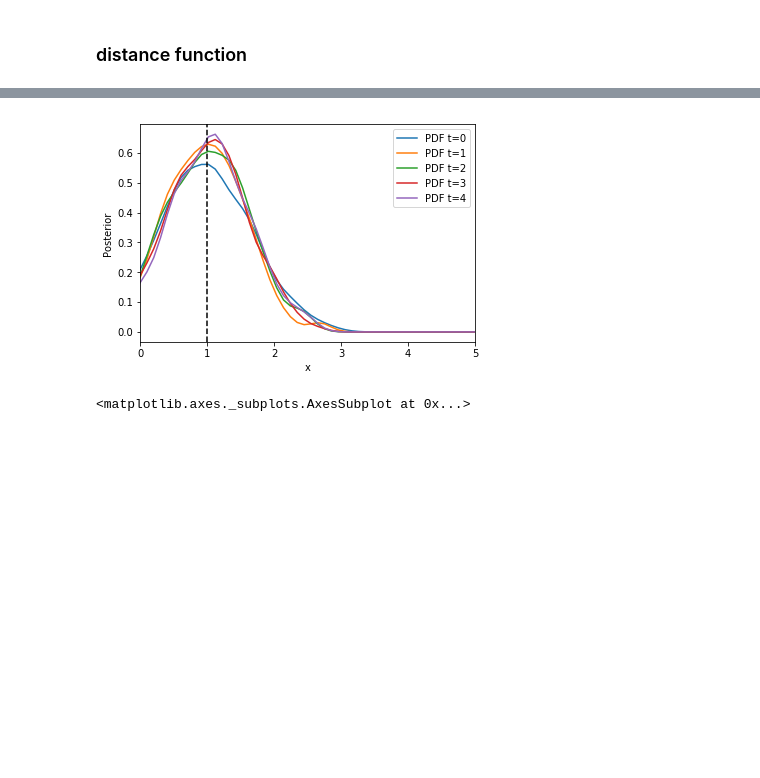
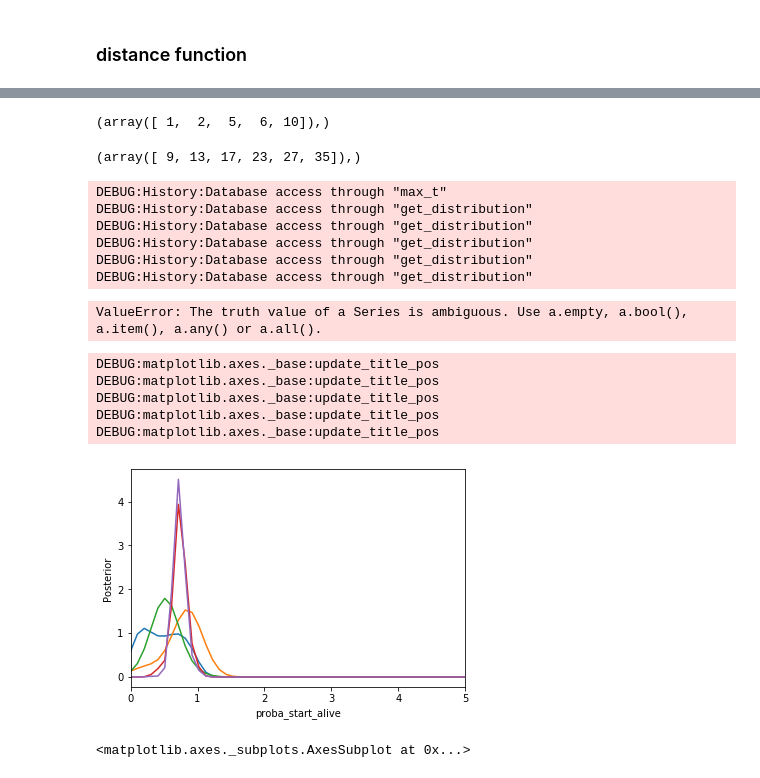
Before and after one commit to Edderic/mics-whales, a Jupyter notebook: mics-whales.ipynb, the cells around one changed output, grey strips where cells are left out. Cells and saved outputs as stored; diff of their text form; code cells hidden in the pictures; blank space fills up the shorter version.

Commit message:
wip: playing around with distance function

```diff
--- a/mics-whales.ipynb
+++ b/mics-whales.ipynb
@@ -877,0 +895,7 @@ distance(
+# %%
+def simple_distance(x,y):
+    data_x = x['data']
+    data_y = y['data']
+
+    obs_birth_counts_diff = len(np.where(data_x == 2)) - len(np.where(data_y == 2))
+    return abs(data_x - data_y).sum() + obs_birth_counts_diff * obs_birth_counts_diff * 2
@@ -878,9 +906,9 @@ distance(
 # %%
 abc = ABCSMC(
-    models,
-    parameter_priors,
-    distance,
-    population_size=50
+    models=models,
+    parameter_priors=parameter_priors,
+    distance_function=simple_distance,
+    population_size=500,
 )
 # %%
 db_path = ('sqlite:///' +
@@ -896,3 +926,3 @@ ABC-SMC run ID: 1
 # %%
-history = abc.run(minimum_epsilon=12, max_nr_populations=5)
+history = abc.run(minimum_epsilon=5, max_nr_populations=20,)
 # %% [output]
@@ -905,2 +946,2 @@ NameError: name 'model_probabilities' is not defined
 # %%
-history.get_distribution(m=0, t=1)
+dist, w = history.get_distribution(m=0, t=19)
@@ -911,19 +1077,41 @@ history.get_distribution(m=0, t=1)
+# %%
+
+np.where(cleaned_matrix.iloc[0] == 0)
+# %% [output]
+(array([ 1,  2,  5,  6, 10]),)
+# %%
+
+np.where(cleaned_matrix.iloc[0] == 2)
+# %% [output]
+(array([ 9, 13, 17, 23, 27, 35]),)
 # %%
-observation = y_obs[0]
+observation = cleaned_matrix.iloc[0]
 
 from pyabc.visualization import plot_kde_1d
 fig, ax = plt.subplots()
 for t in range(history.max_t+1):
     df, w = history.get_distribution(m=0, t=t)
     plot_kde_1d(df, w,
                 xmin=0, xmax=5,
-                x="x",
+                x="proba_start_alive",
                 ax=ax,
                 label="PDF t={}".format(t))
 ax.axvline(observation, color="k", linestyle="dashed");
 ax.legend();
 # %% [output]
+DEBUG:History:Database access through "max_t"
+DEBUG:History:Database access through "get_distribution"
+DEBUG:History:Database access through "get_distribution"
+DEBUG:History:Database access through "get_distribution"
+DEBUG:History:Database access through "get_distribution"
+DEBUG:History:Database access through "get_distribution"
+ValueError: The truth value of a Series is ambiguous. Use a.empty, a.bool(), a.item(), a.any() or a.all().
+DEBUG:matplotlib.axes._base:update_title_pos
+DEBUG:matplotlib.axes._base:update_title_pos
+DEBUG:matplotlib.axes._base:update_title_pos
+DEBUG:matplotlib.axes._base:update_title_pos
+DEBUG:matplotlib.axes._base:update_title_pos
-[figure, old version]
+[figure, new version]
 # %%
 df.plot.hist(bins=50)
 # %% [output]
```
Also changed, not shown: parts of 72 cells of this notebook.
